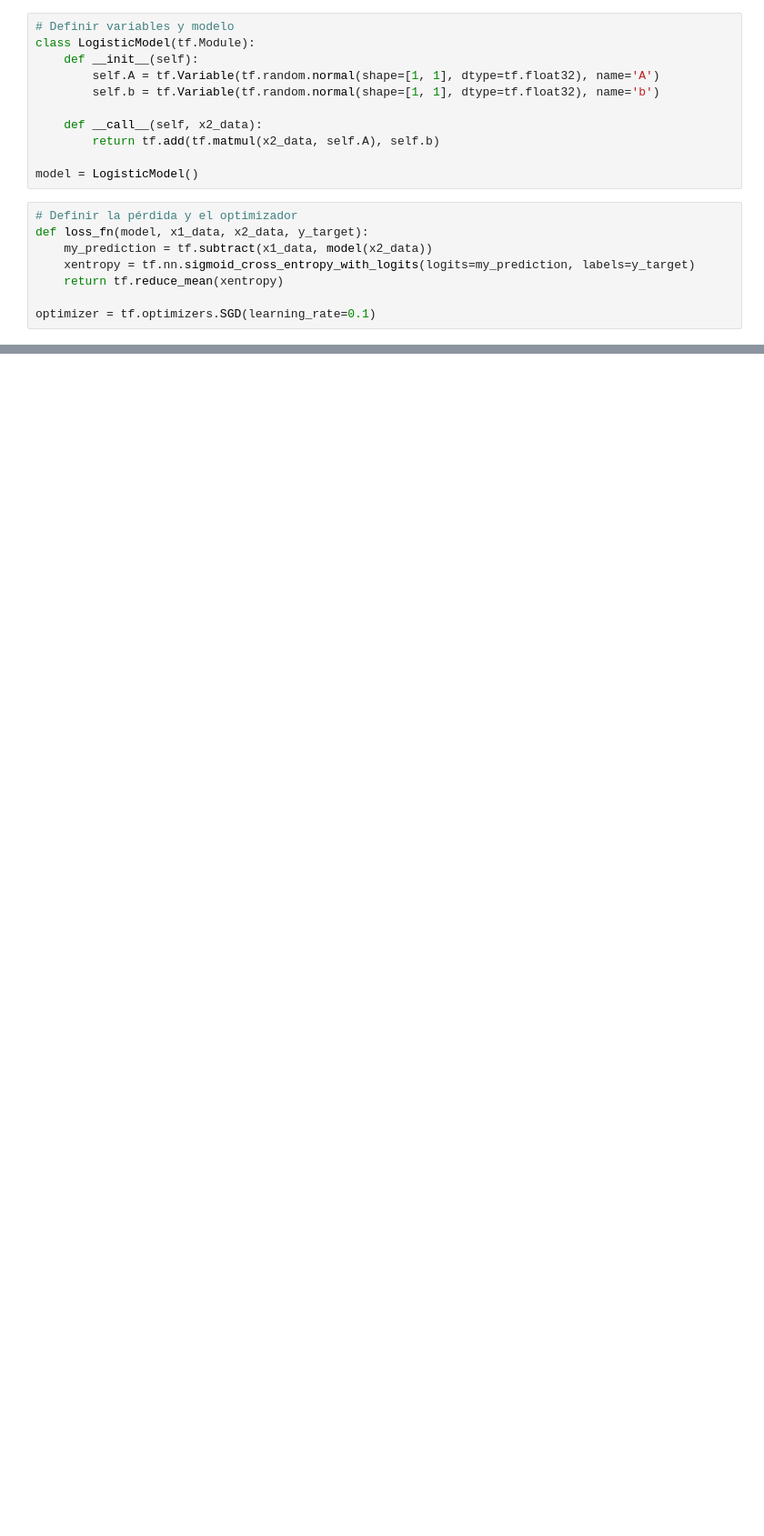
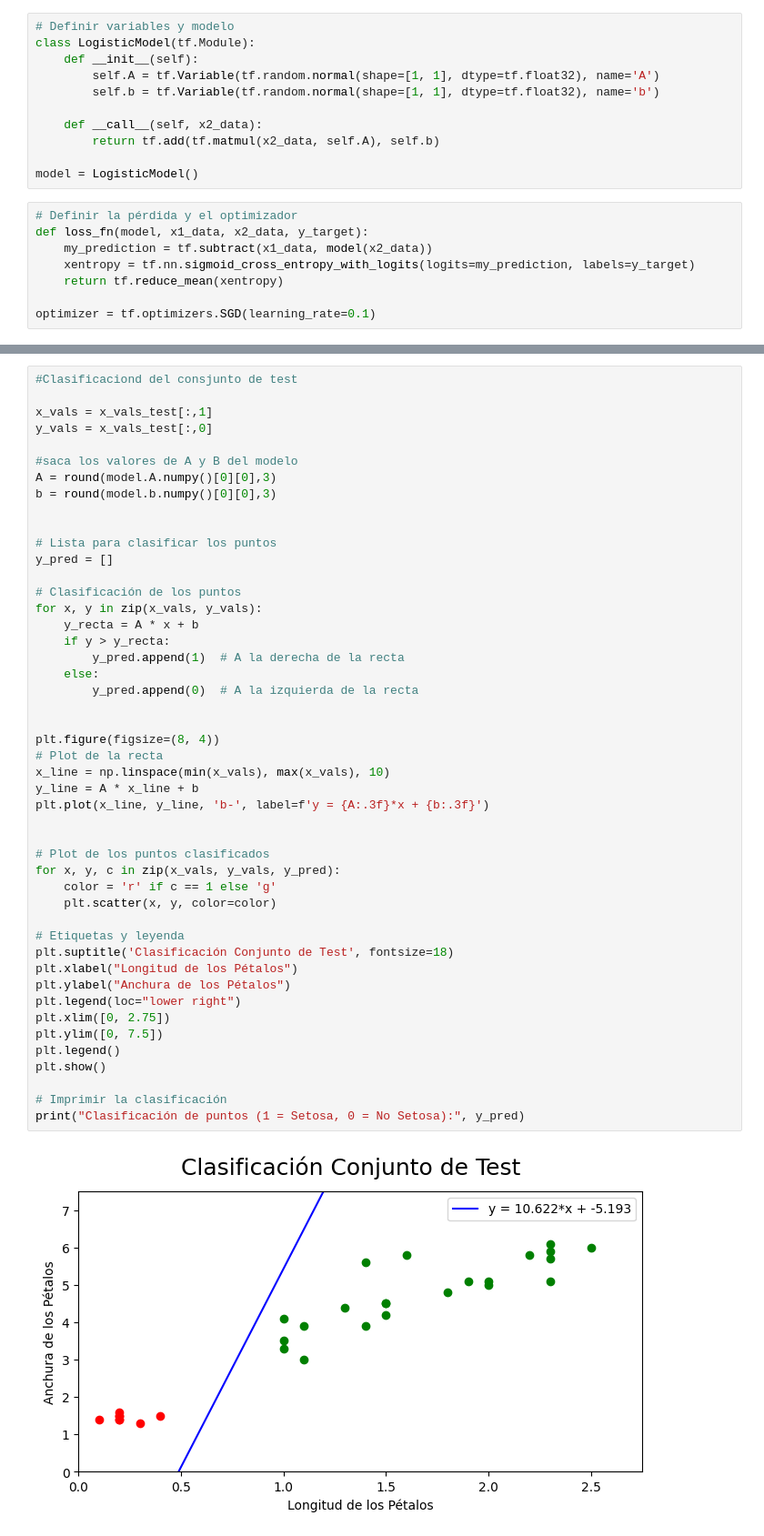
Before and after one commit to jrguignan/Practica_TensorFlow, a Jupyter notebook: clasificacion.ipynb, the cells around one changed output, grey strips where cells are left out. Shown at 91% size. Saved outputs shown, nothing was run; the diff lists cells and outputs as text; blank space fills up the shorter version.

Commit message:
clasificacio final

```diff
--- a/clasificacion.ipynb
+++ b/clasificacion.ipynb
@@ -124,0 +111,49 @@ MSE en el conjunto de testing 0.022
+# %%
+#Clasificaciond del consjunto de test
+
+x_vals = x_vals_test[:,1]
+y_vals = x_vals_test[:,0]
+
+#saca los valores de A y B del modelo
+A = round(model.A.numpy()[0][0],3)
+b = round(model.b.numpy()[0][0],3)
+
+
+# Lista para clasificar los puntos
+y_pred = []
+
+# Clasificación de los puntos
+for x, y in zip(x_vals, y_vals):
+    y_recta = A * x + b
+    if y > y_recta:
+        y_pred.append(1)  # A la derecha de la recta
+    else:
+        y_pred.append(0)  # A la izquierda de la recta
+
+
+plt.figure(figsize=(8, 4))
+# Plot de la recta
+x_line = np.linspace(min(x_vals), max(x_vals), 10)
+y_line = A * x_line + b
+plt.plot(x_line, y_line, 'b-', label=f'y = {A:.3f}*x + {b:.3f}')
+
+
+# Plot de los puntos clasificados
+for x, y, c in zip(x_vals, y_vals, y_pred):
+    color = 'r' if c == 1 else 'g'
+    plt.scatter(x, y, color=color)
+
+# Etiquetas y leyenda
+plt.suptitle('Clasificación Conjunto de Test', fontsize=18)
+plt.xlabel("Longitud de los Pétalos")
+plt.ylabel("Anchura de los Pétalos")
+plt.legend(loc="lower right")
+plt.xlim([0, 2.75])
+plt.ylim([0, 7.5])
+plt.legend()
+plt.show()
+
+# Imprimir la clasificación
+print("Clasificación de puntos (1 = Setosa, 0 = No Setosa):", y_pred)
+# %% [output]
+[figure, added]
```
Also changed, not shown: parts of 11 cells of this notebook, 2 other files.
